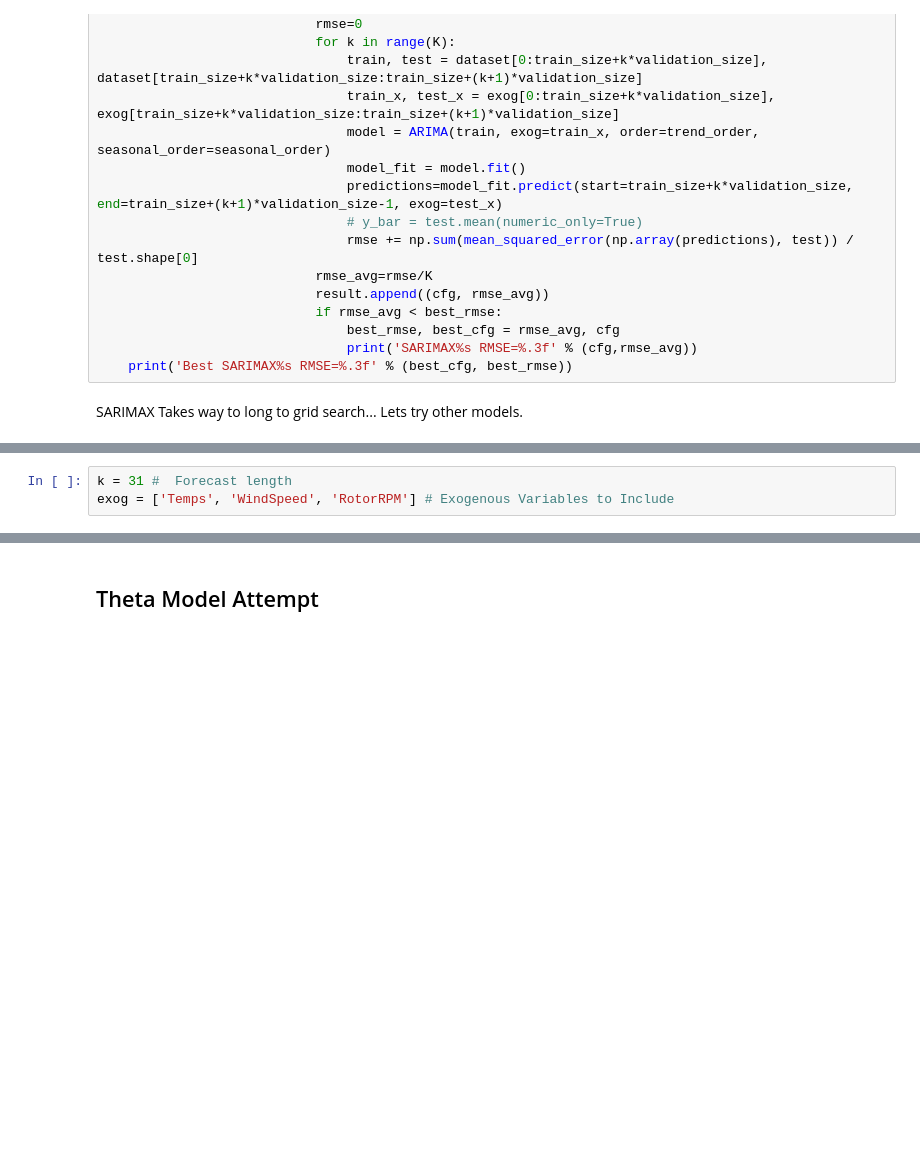
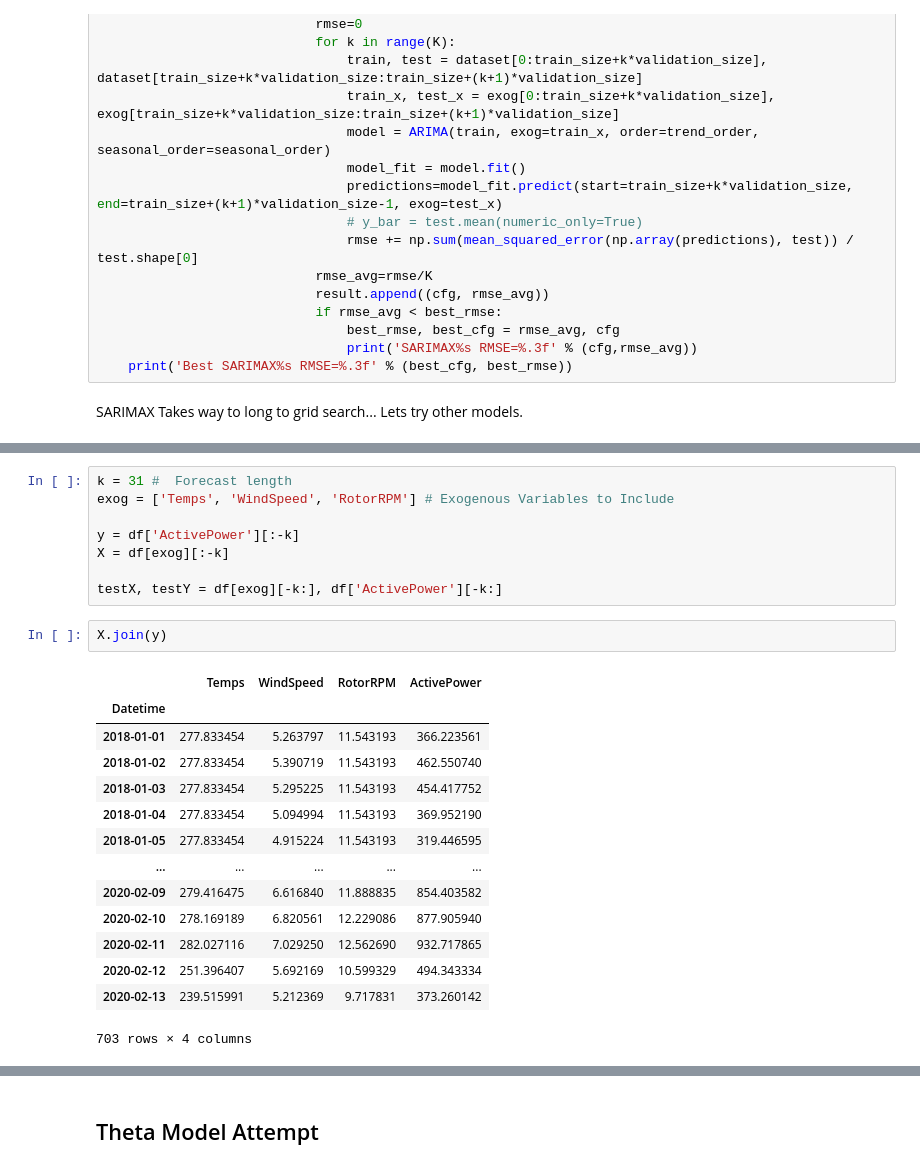
Before and after one commit to eJturkon/timeSeriesFinal, a Jupyter notebook: final_evan.ipynb, the cells around one changed output, grey strips where cells are left out. Drawn from its saved outputs; the diff is of its cells as text; blank space fills up the shorter version.

```diff
--- a/final_evan.ipynb
+++ b/final_evan.ipynb
@@ -182,3 +194,25 @@ k = 2
 # %%
 k = 31 #  Forecast length
 exog = ['Temps', 'WindSpeed', 'RotorRPM'] # Exogenous Variables to Include
+
+y = df['ActivePower'][:-k]
+X = df[exog][:-k]
+
+testX, testY = df[exog][-k:], df['ActivePower'][-k:]
+# %%
+X.join(y)
+# %% [output]
+|  | Temps | WindSpeed | RotorRPM | ActivePower |
+| Datetime |  |  |  |  |
+| 2018-01-01 | 277.833454 | 5.263797 | 11.543193 | 366.223561 |
+| 2018-01-02 | 277.833454 | 5.390719 | 11.543193 | 462.550740 |
+| 2018-01-03 | 277.833454 | 5.295225 | 11.543193 | 454.417752 |
+| 2018-01-04 | 277.833454 | 5.094994 | 11.543193 | 369.952190 |
+| 2018-01-05 | 277.833454 | 4.915224 | 11.543193 | 319.446595 |
+| ... | ... | ... | ... | ... |
+| 2020-02-09 | 279.416475 | 6.616840 | 11.888835 | 854.403582 |
+| 2020-02-10 | 278.169189 | 6.820561 | 12.229086 | 877.905940 |
+| 2020-02-11 | 282.027116 | 7.029250 | 12.562690 | 932.717865 |
+| 2020-02-12 | 251.396407 | 5.692169 | 10.599329 | 494.343334 |
+| 2020-02-13 | 239.515991 | 5.212369 | 9.717831 | 373.260142 |
+703 rows × 4 columns
```
Also changed, not shown: parts of 7 cells of this notebook.
